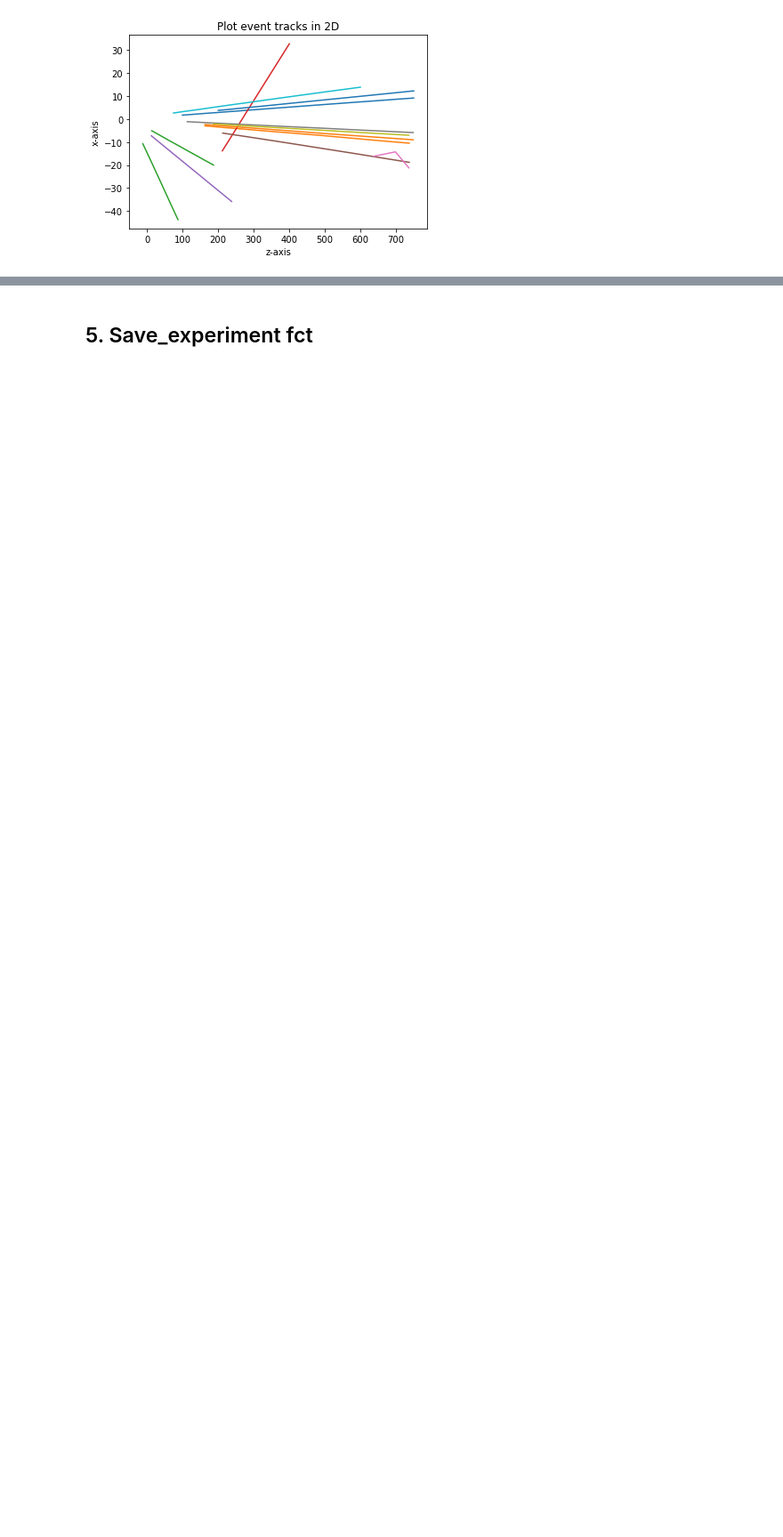
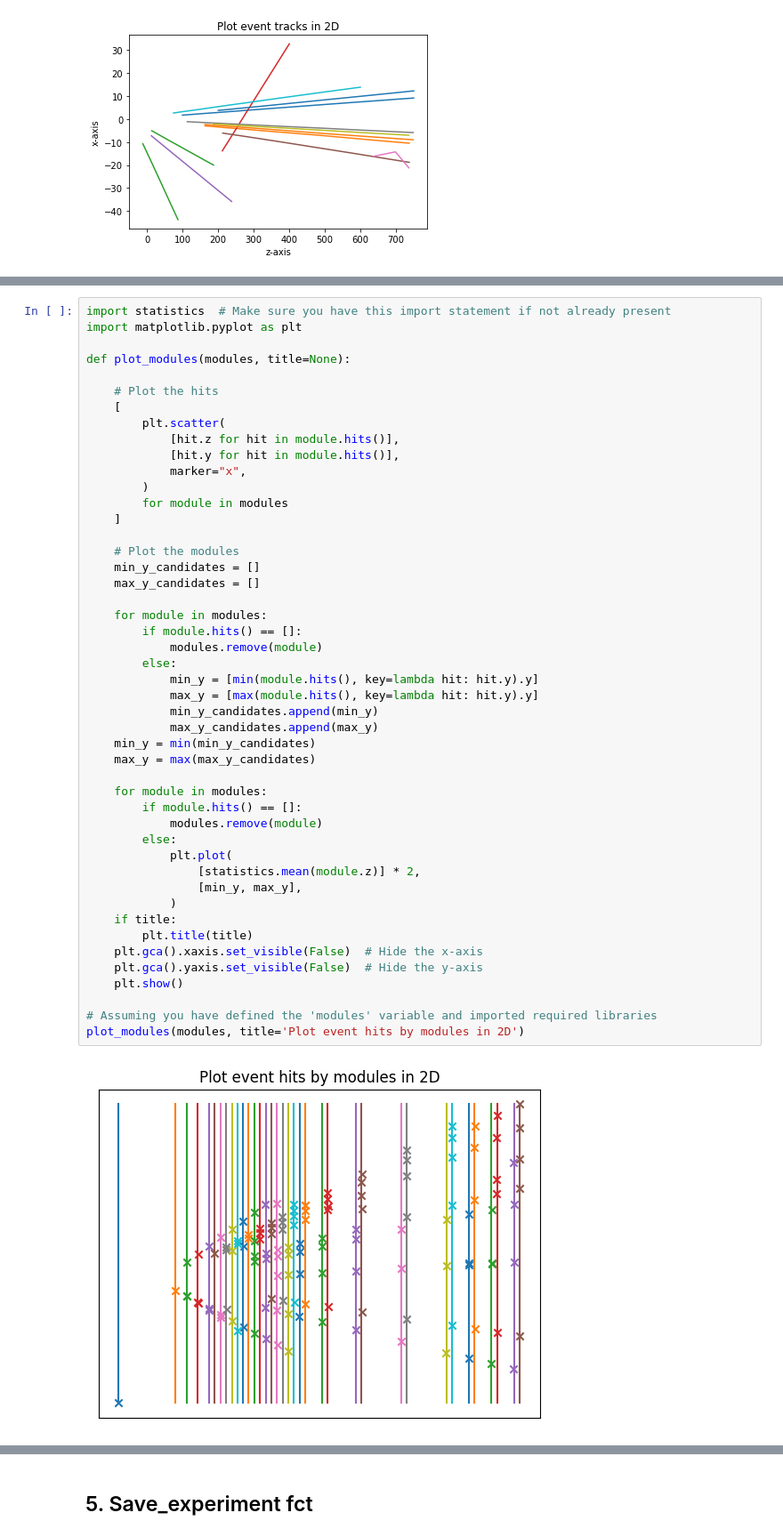
Before and after one commit to alawaree/Code_Thesis_HopfieldNetwork_VELO, a Jupyter notebook: playing_codes/Play_HN_modified.ipynb, the cells around one changed output, grey strips where cells are left out. Shown at 89% size. Saved outputs shown, nothing was run; the diff lists cells and outputs as text; blank space fills up the shorter version.

```diff
--- a/playing_codes/Play_HN_modified.ipynb
+++ b/playing_codes/Play_HN_modified.ipynb
@@ -247,0 +263,49 @@ plot_modules(modules, title='Plot event hits by modules in 2D')
+# %%
+import statistics  # Make sure you have this import statement if not already present
+import matplotlib.pyplot as plt
+
+def plot_modules(modules, title=None):
+
+    # Plot the hits
+    [
+        plt.scatter(
+            [hit.z for hit in module.hits()],
+            [hit.y for hit in module.hits()],
+            marker="x",
+        )
+        for module in modules
+    ]
+
+    # Plot the modules
+    min_y_candidates = []
+    max_y_candidates = []
+
+    for module in modules:
+        if module.hits() == []:
+            modules.remove(module)
+        else:
+            min_y = [min(module.hits(), key=lambda hit: hit.y).y]
+            max_y = [max(module.hits(), key=lambda hit: hit.y).y]
+            min_y_candidates.append(min_y)
+            max_y_candidates.append(max_y)
+    min_y = min(min_y_candidates)
+    max_y = max(max_y_candidates)
+
+    for module in modules:
+        if module.hits() == []:
+            modules.remove(module)
+        else:
+            plt.plot(
+                [statistics.mean(module.z)] * 2,
+                [min_y, max_y],
+            )
+    if title:
+        plt.title(title)
+    plt.gca().xaxis.set_visible(False)  # Hide the x-axis
+    plt.gca().yaxis.set_visible(False)  # Hide the y-axis
+    plt.show()
+
+# Assuming you have defined the 'modules' variable and imported required libraries
+plot_modules(modules, title='Plot event hits by modules in 2D')
+# %% [output]
+[figure, added]
```
Also changed, not shown: parts of 8 cells of this notebook, 19 other files.
